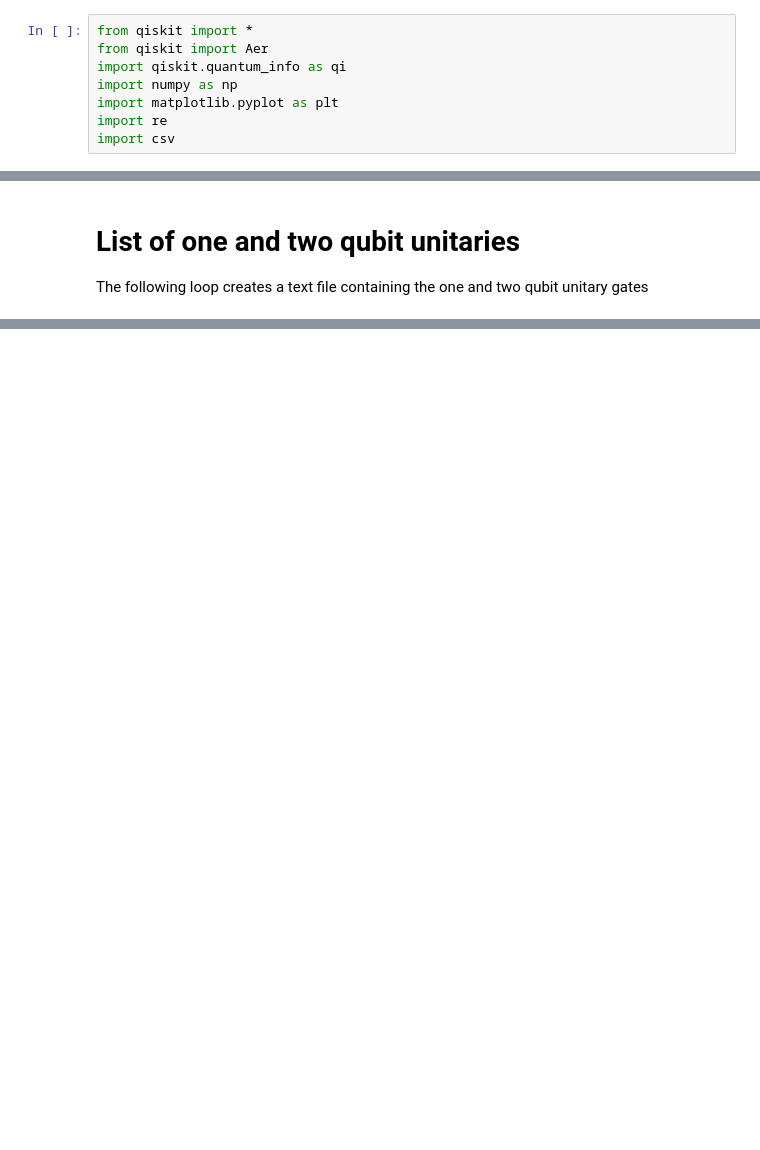
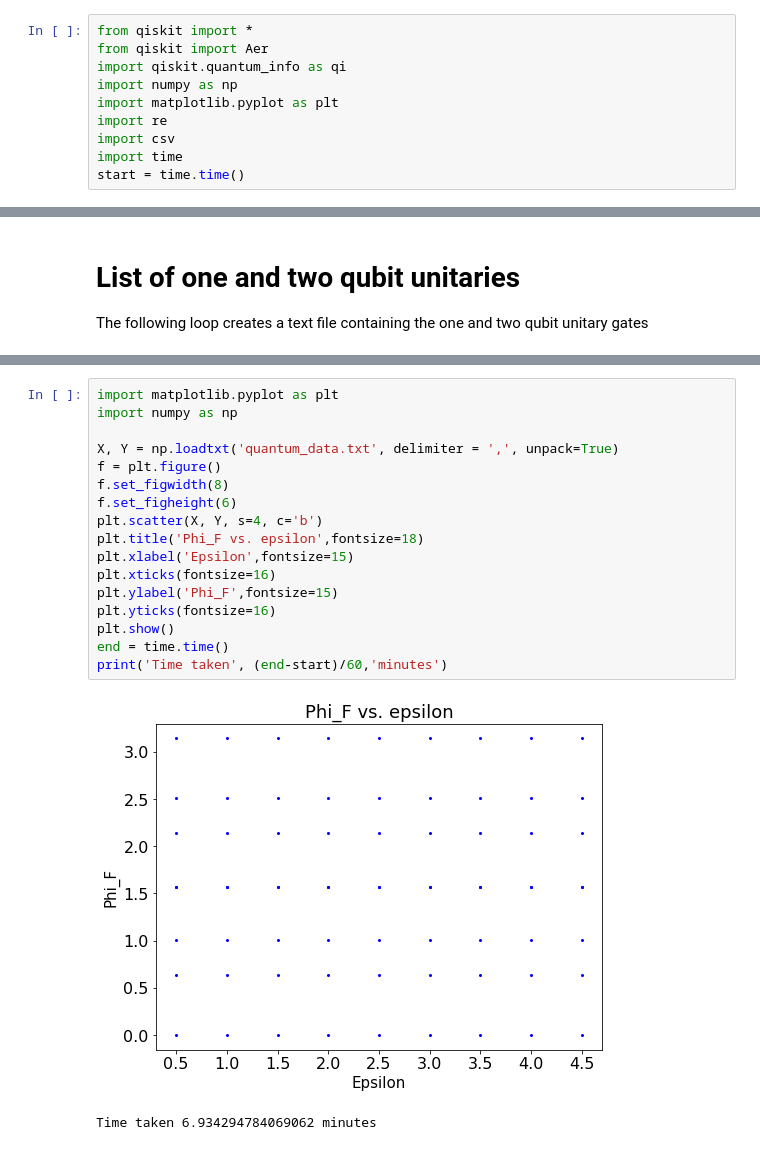
Before and after one commit to psasanka1729/nisq-grover, a Jupyter notebook: Grover operator into 1 and 2 qubit gates.ipynb, the cells around one changed output, grey strips where cells are left out. Saved outputs shown, nothing was run; the diff lists cells and outputs as text; blank space fills up the shorter version.

Commit message:
one program transpiles and plot

```diff
--- a/Grover operator into 1 and 2 qubit gates.ipynb
+++ b/Grover operator into 1 and 2 qubit gates.ipynb
@@ -6,3 +6,5 @@ import numpy as np
 import matplotlib.pyplot as plt
 import re
 import csv
+import time
+start = time.time()
@@ -192,0 +450,20 @@ Number of CNOT gates = 37
+# %%
+import matplotlib.pyplot as plt
+import numpy as np
+
+X, Y = np.loadtxt('quantum_data.txt', delimiter = ',', unpack=True)
+f = plt.figure()
+f.set_figwidth(8)
+f.set_figheight(6)
+plt.scatter(X, Y, s=4, c='b')
+plt.title('Phi_F vs. epsilon',fontsize=18)
+plt.xlabel('Epsilon',fontsize=15)
+plt.xticks(fontsize=16)
+plt.ylabel('Phi_F',fontsize=15)
+plt.yticks(fontsize=16)
+plt.show()
+end = time.time()
+print('Time taken', (end-start)/60,'minutes')
+# %% [output]
+[figure, added]
+Time taken 6.934294784069062 minutes
```
Also changed, not shown: parts of 26 cells of this notebook.
